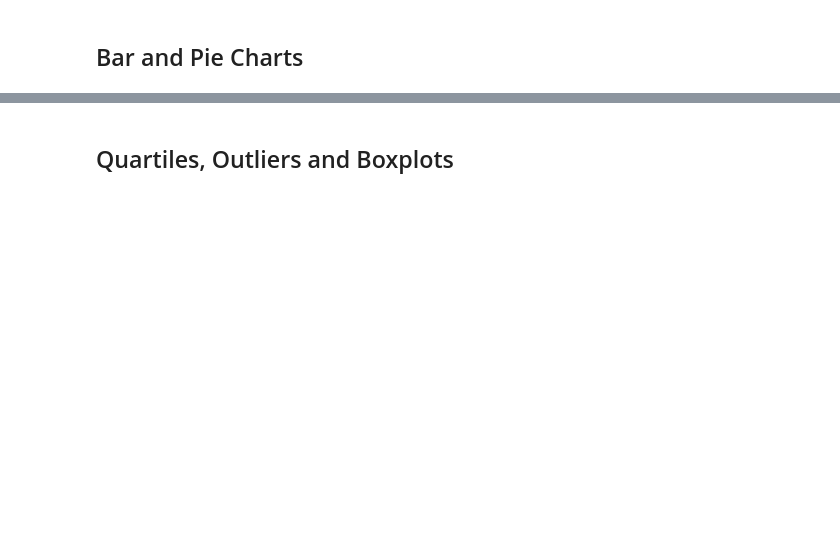
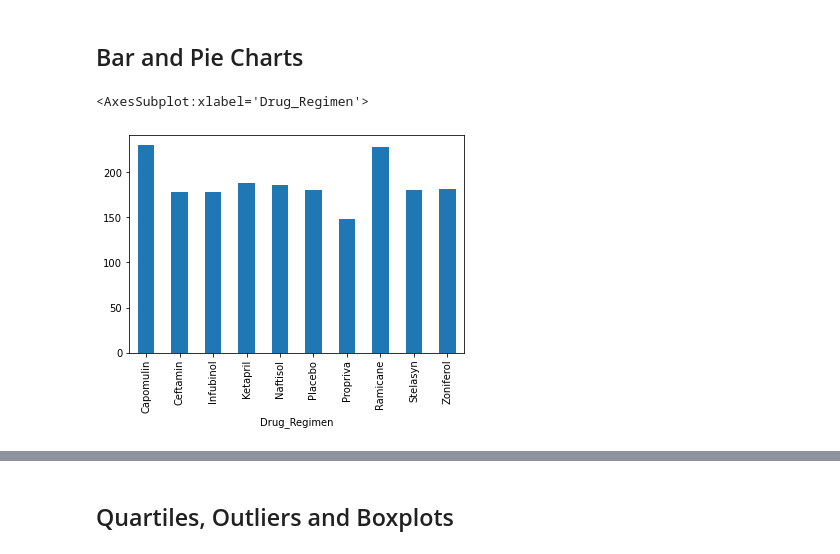
Before and after one commit to adifurio98/SMU-DataScience-Bootcamp-HomeworkExercises, a Jupyter notebook: 5-Matplotlib/Solutions/Pymaceuticals/pymaceuticals_starter.ipynb, the cells around one changed output, grey strips where cells are left out. Saved outputs shown, nothing was run; the diff lists cells and outputs as text; code cells hidden in the pictures; blank space fills up the shorter version.

```diff
--- a/5-Matplotlib/Solutions/Pymaceuticals/pymaceuticals_starter.ipynb
+++ b/5-Matplotlib/Solutions/Pymaceuticals/pymaceuticals_starter.ipynb
@@ -53,7 +63,8 @@ Length: 1893, dtype: bool
 # Optional: Get all the data for the duplicate mouse ID.
 # %%
 # Create a clean DataFrame by dropping the duplicate mouse by its ID.
-mask = mice_dup == False
-mouse_study2 = mouse_study.loc[mask].reset_index()
-mouse_study2.head()
+mask = mouse_study.Mouse_ID != "g989"
+ms = mouse_study.loc[mask].reset_index(drop=True)
+ms.info()
+ms.Mouse_ID.nunique()
 # %% [output]
@@ -85,5 +154,10 @@ mice_num
 ## Bar and Pie Charts
 # %%
 # Generate a bar plot showing the total number of timepoints for all mice tested for each drug regimen using Pandas.
+bar1 = ms.groupby("Drug_Regimen")["Timepoint"].size().plot(kind="bar")
+bar1
+# %% [output]
+<AxesSubplot:xlabel='Drug_Regimen'>
+[figure, added]
 # %%
 # Generate a bar plot showing the total number of timepoints for all mice tested for each drug regimen using pyplot.
```
Also changed, not shown: parts of 18 cells of this notebook.
